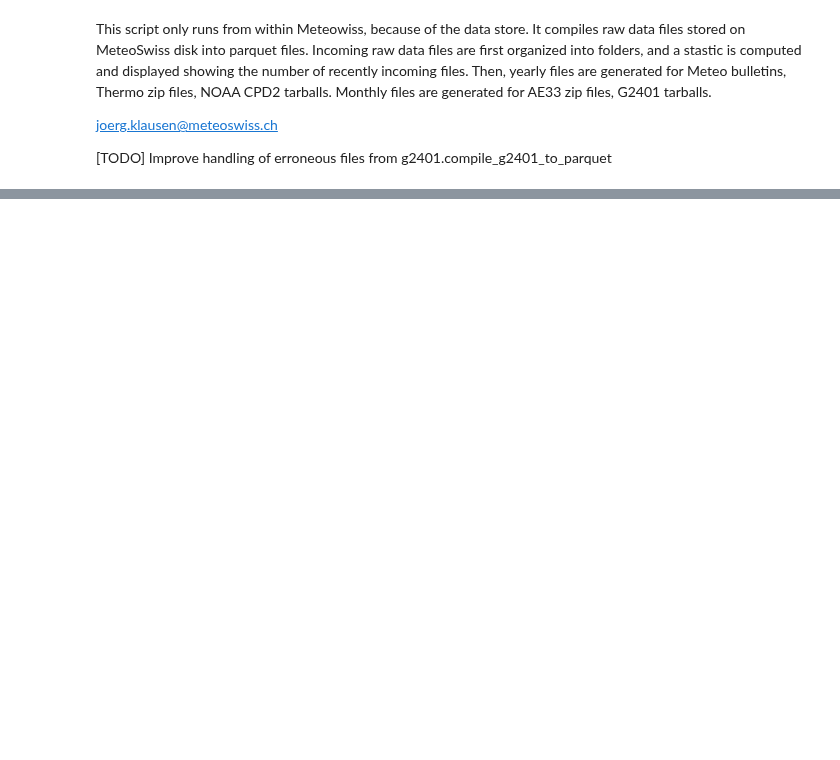
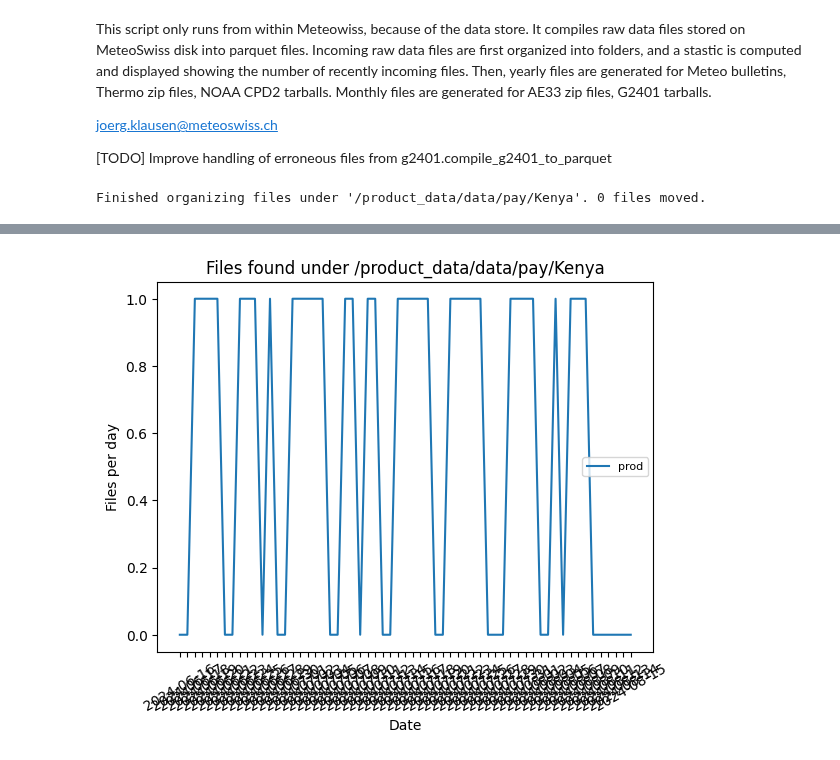
Before and after one commit to MeteoSwiss/gawkenya, a Jupyter notebook: compile_raw_data_files.ipynb, the cells around one changed output, grey strips where cells are left out. Saved outputs shown, nothing was run; the diff lists cells and outputs as text; code cells hidden in the pictures; blank space fills up the shorter version.

```diff
--- a/compile_raw_data_files.ipynb
+++ b/compile_raw_data_files.ipynb
@@ -111,3 +114,30 @@ for year in years:
 
 # display empty directories under source (NB: no questions asked!)
 # os.system(f"find {source} -empty -type d -delete")
+# %%
+##############################
+# Process NRB incoming files #
+##############################
+# read configuration
+nrb = load_config(config_file="mch-nrb.yml")
+
+# setup logging
+logger = setup_logging(os.path.join(os.getcwd(), nrb["nrb-dobson"]['logging']))
+
+
+n = hk.organize_files(nrb["nrb-dobson"], branch="uploads")
+print(f"Finished organizing files under '{nrb['nrb-dobson']['root']}'. {n} files moved.")
+
+days = 60
+stats = fc.get_file_coverage(cfg=nrb['nrb-dobson'], days=days)
+fc.plot_coverage(stats=stats, days=days)
+fc.print_coverage(stats=stats, days=days)
+
+ddata = DData(config=nrb['nrb-dobson'])
+headers, df_data = ddata.process_directory(os.path.join(nrb['nrb-dobson']["root"], nrb['nrb-dobson']['branches']['uploads']))
+df_data.write_parquet(os.path.join(level1, 'd018_nrb_data.parquet'))
+
+df_headers = pl.DataFrame(headers, orient='row')
+df_headers.write_parquet(os.path.join(level1, 'd018_nrb_headers.parquet'))
+# %% [output]
+Finished organizing files under '/product_data/data/pay/Kenya'. 0 files moved.
@@ -114 +161,2 @@ for year in years:
+[figure, added]
 # %%
```
Also changed, not shown: parts of 7 cells of this notebook, 25 other files.
